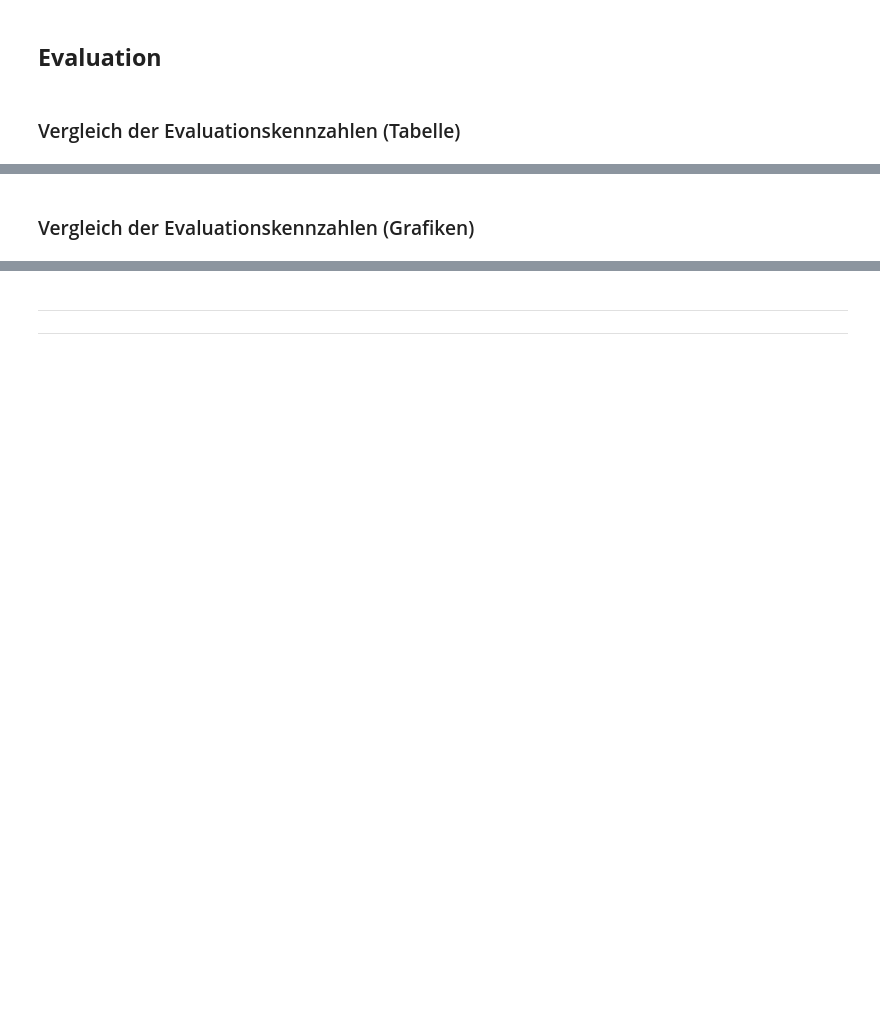
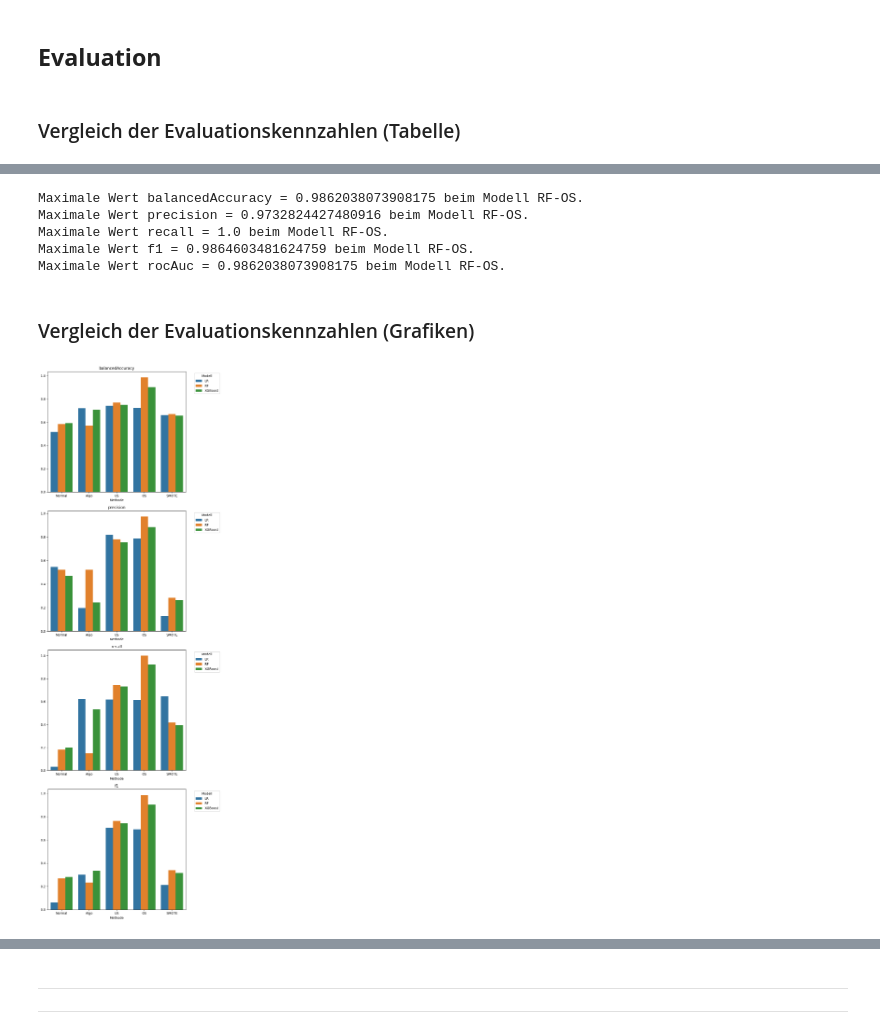
Before and after one commit to juliisch/MALE01, a Jupyter notebook: MALE01_ImbalancedData_JuliaSchmid.ipynb, the cells around one changed output, grey strips where cells are left out. Cells and saved outputs as stored; diff of their text form; code cells hidden in the pictures; blank space fills up the shorter version.

```diff
--- a/MALE01_ImbalancedData_JuliaSchmid.ipynb
+++ b/MALE01_ImbalancedData_JuliaSchmid.ipynb
@@ -439,16 +418,0 @@ df_result
-# %%
-models = ['RF', 'XGB', 'LogReg']
-
-for i in models:
-    df_temp = df_result[df_result["model"].str.contains(i)]
-    df_temp = df_temp.melt(id_vars="model", var_name="metric", value_name="value")
-    df_temp = df_temp.pivot(index="metric", columns="model", values="value")
-
-    df_temp.plot(kind="bar", figsize=(12, 6))
-    plt.title(i)
-    plt.xlabel("")
-    plt.xticks(rotation=45)
-    plt.ylim(0, 1)
-    plt.legend(bbox_to_anchor=(1.05, 1), loc='upper left')
-    plt.tight_layout()
-    plt.show()
@@ -459,3 +419,39 @@ for i in models:
+# %%
+df_result['ModelKind'] = df_result['model'] + '-' + df_result['method']
+
+# Ausgabe der besten Methode pro Kennzahl
+for i in ['balancedAccuracy', 'precision', 'recall', 'f1', 'rocAuc']:
+    max_value_row = df_result.loc[df_result[i].idxmax()]  # Bestimme Zeile mit Maximalen-Wert
+    max_value_kind = max_value_row['ModelKind']
+    print(f"Maximale Wert {i} = {max_value_row[i]} beim Modell {max_value_kind}.")
+# %% [output]
+Maximale Wert balancedAccuracy = 0.9862038073908175 beim Modell RF-OS.
+Maximale Wert precision = 0.9732824427480916 beim Modell RF-OS.
+Maximale Wert recall = 1.0 beim Modell RF-OS.
+Maximale Wert f1 = 0.9864603481624759 beim Modell RF-OS.
+Maximale Wert rocAuc = 0.9862038073908175 beim Modell RF-OS.
 # %% [markdown]
 ### Vergleich der Evaluationskennzahlen (Grafiken)
+# %%
+# Methoden-Liste
+resampling_methods = ["Normal", "Algo", "US", "OS", "SMOTE"]
+
+# Metriken-Liste
+metrics = ["balancedAccuracy", "precision", "recall", "f1"]
+
+# Grafiken pro Metrik
+fig, axes = plt.subplots(nrows=len(metrics), ncols=1, figsize=(8, 6 * len(metrics)))
+for ax, i in zip(axes, metrics):
+    sns.barplot(data=df_result, x="method", y=i, hue="model", order=resampling_methods, ax=ax)
+    ax.set_title(i)
+    ax.set_xlabel("Methode")
+    ax.set_ylabel('')
+    ax.legend(title="Modell", bbox_to_anchor=(1.05, 1), loc='upper left')
+
+plt.tight_layout()
+# Gesamt-Grafik speichern
+plt.savefig("graphics/evaluation_metrics.png", dpi=300, bbox_inches="tight")
+plt.show()
+# %% [output]
+[figure, added]
 # %%
```
Also changed, not shown: parts of 49 cells of this notebook, 6 other files.
